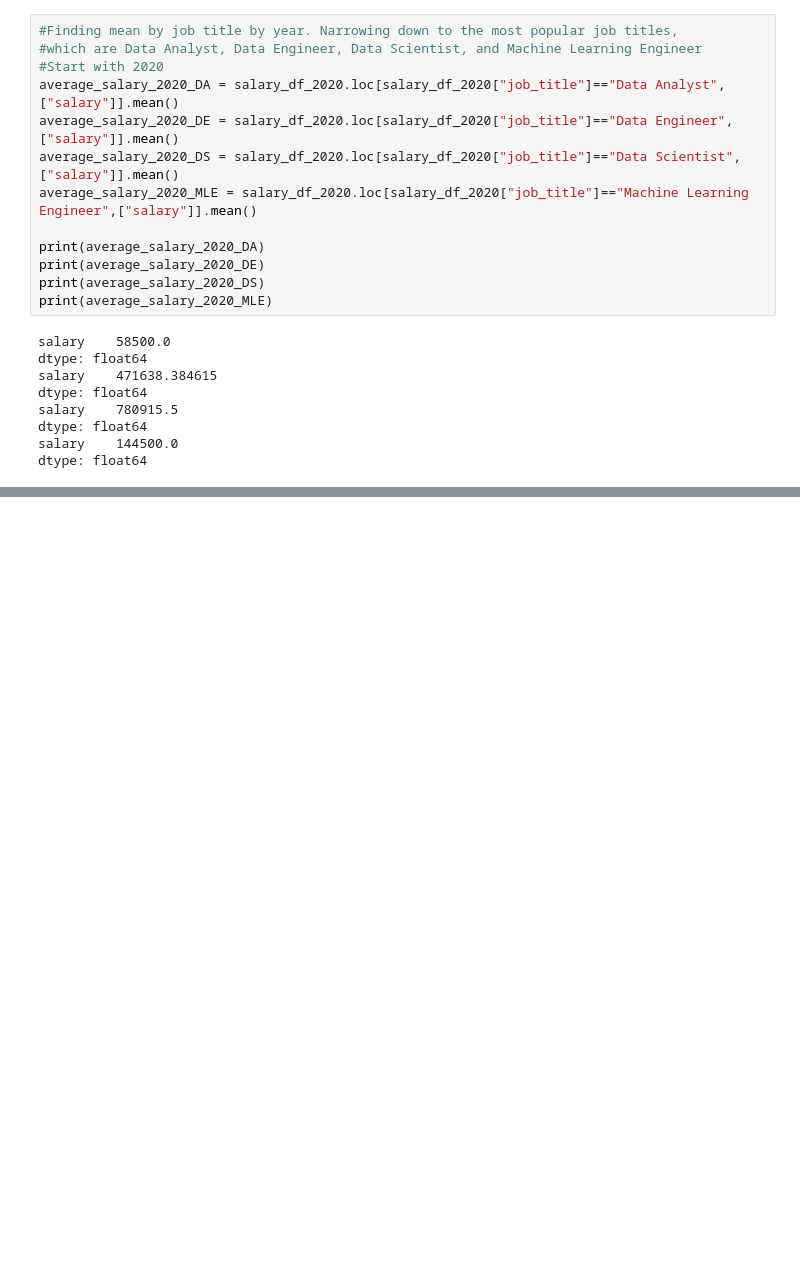
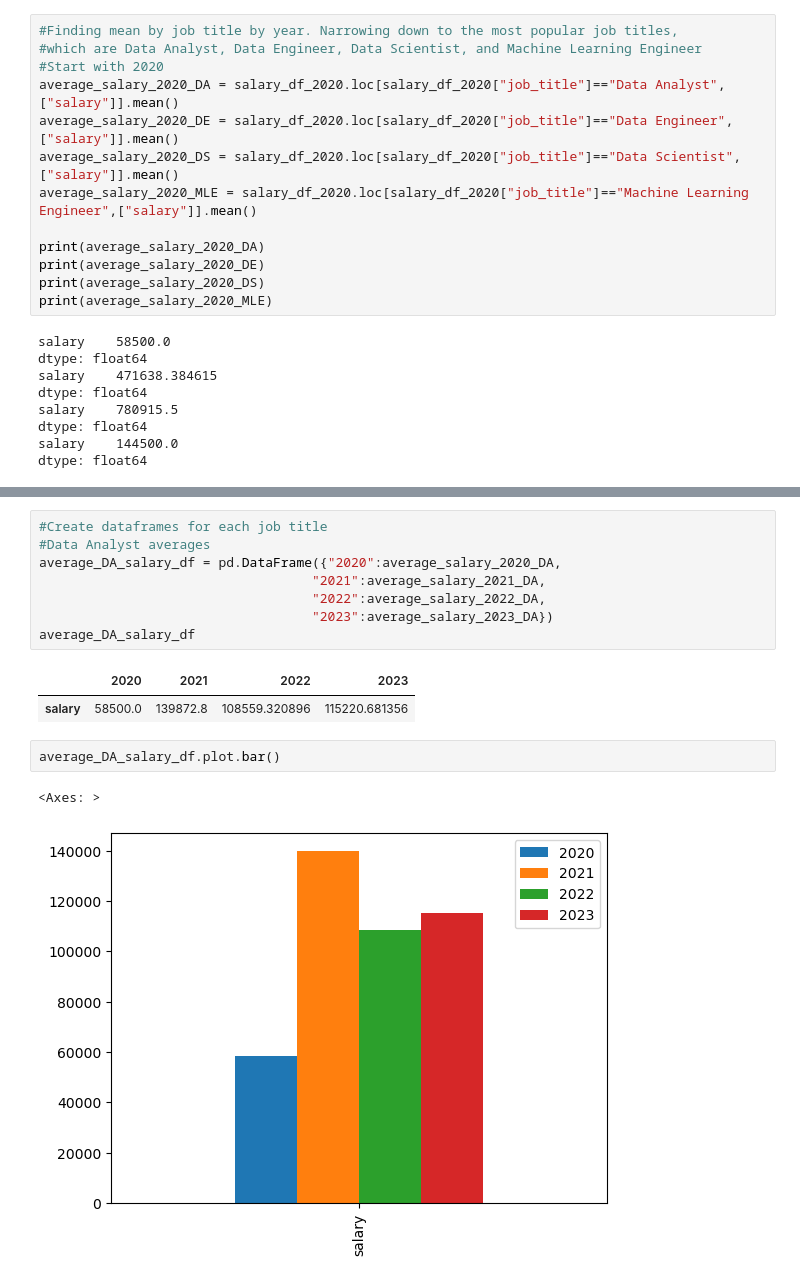
Before and after one commit to christian-a-smith/project-1, a Jupyter notebook: Trends-over-3-years.ipynb, the cells around one changed output, grey strips where cells are left out. Cells and saved outputs as stored; diff of their text form; blank space fills up the shorter version.

Commit message:
code with added bar charts

```diff
--- a/Trends-over-3-years.ipynb
+++ b/Trends-over-3-years.ipynb
@@ -196,0 +196,16 @@ dtype: float64
+# %%
+#Create dataframes for each job title
+#Data Analyst averages
+average_DA_salary_df = pd.DataFrame({"2020":average_salary_2020_DA,
+                                   "2021":average_salary_2021_DA,
+                                   "2022":average_salary_2022_DA,
+                                   "2023":average_salary_2023_DA})
+average_DA_salary_df
+# %% [output]
+|  | 2020 | 2021 | 2022 | 2023 |
+| salary | 58500.0 | 139872.8 | 108559.320896 | 115220.681356 |
+# %%
+average_DA_salary_df.plot.bar()
+# %% [output]
+<Axes: >
+[figure, added]
```
Also changed, not shown: parts of 14 cells of this notebook.
